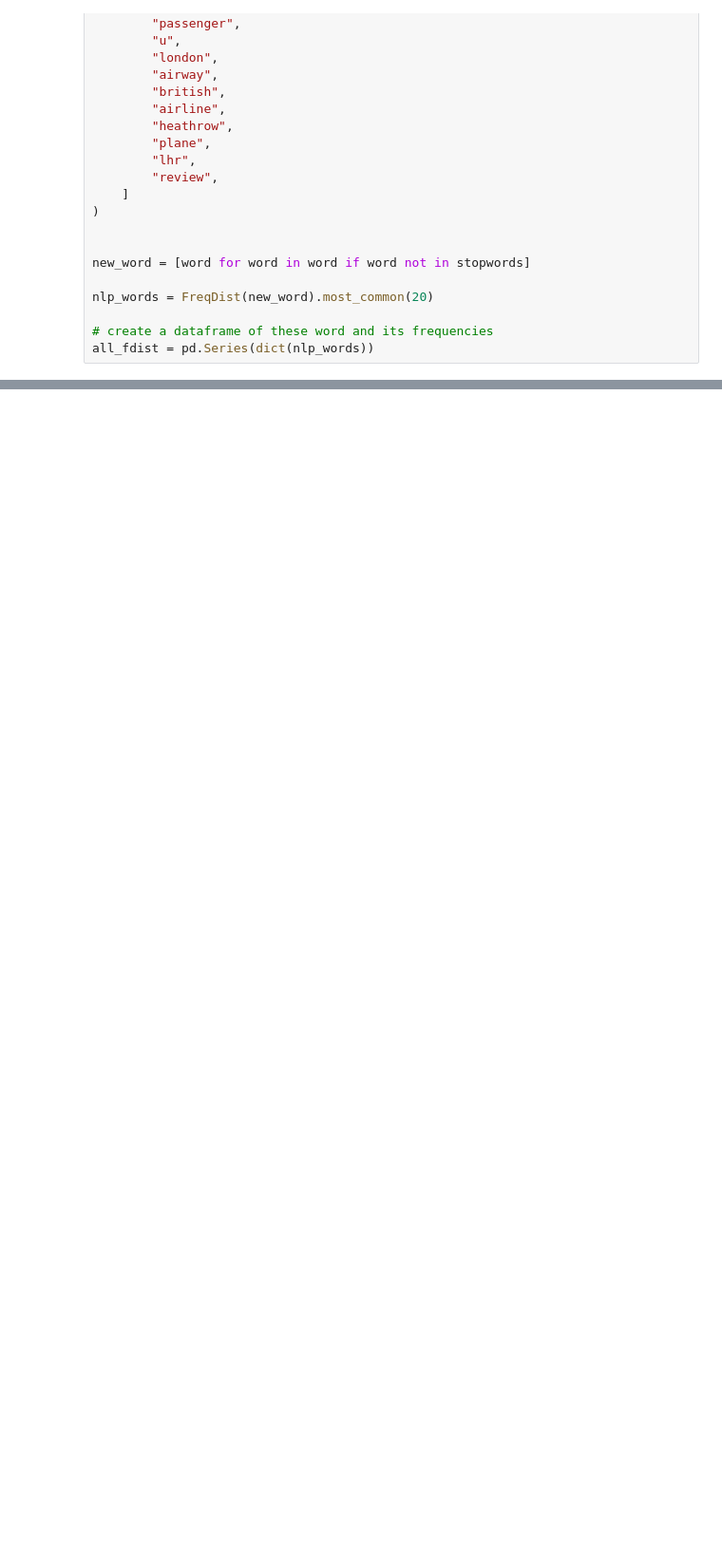
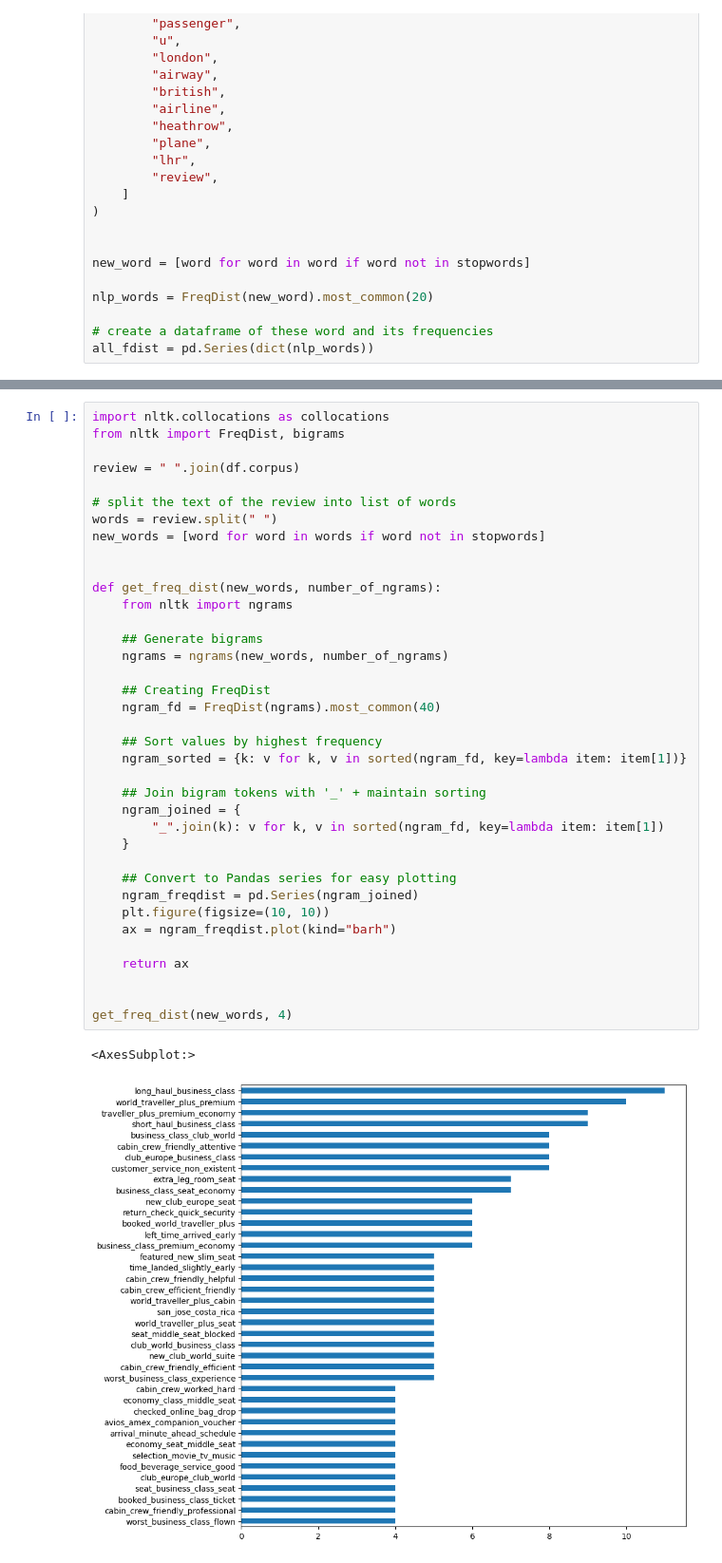
Before and after one commit to sushantsekhar1/british-airways-web-scrapper, a Jupyter notebook: EDA/eda_perform.ipynb, the cells around one changed output, grey strips where cells are left out. Shown at 95% size. Drawn from its saved outputs; the diff is of its cells as text; blank space fills up the shorter version.

```diff
--- a/EDA/eda_perform.ipynb
+++ b/EDA/eda_perform.ipynb
@@ -213,0 +283,40 @@ all_fdist = pd.Series(dict(nlp_words))
+# %%
+import nltk.collocations as collocations
+from nltk import FreqDist, bigrams
+
+review = " ".join(df.corpus)
+
+# split the text of the review into list of words
+words = review.split(" ")
+new_words = [word for word in words if word not in stopwords]
+
+
+def get_freq_dist(new_words, number_of_ngrams):
+    from nltk import ngrams
+
+    ## Generate bigrams
+    ngrams = ngrams(new_words, number_of_ngrams)
+
+    ## Creating FreqDist
+    ngram_fd = FreqDist(ngrams).most_common(40)
+
+    ## Sort values by highest frequency
+    ngram_sorted = {k: v for k, v in sorted(ngram_fd, key=lambda item: item[1])}
+
+    ## Join bigram tokens with '_' + maintain sorting
+    ngram_joined = {
+        "_".join(k): v for k, v in sorted(ngram_fd, key=lambda item: item[1])
+    }
+
+    ## Convert to Pandas series for easy plotting
+    ngram_freqdist = pd.Series(ngram_joined)
+    plt.figure(figsize=(10, 10))
+    ax = ngram_freqdist.plot(kind="barh")
+
+    return ax
+
+
+get_freq_dist(new_words, 4)
+# %% [output]
+<AxesSubplot:>
+[figure, added]
```
Also changed, not shown: parts of 28 cells of this notebook.
